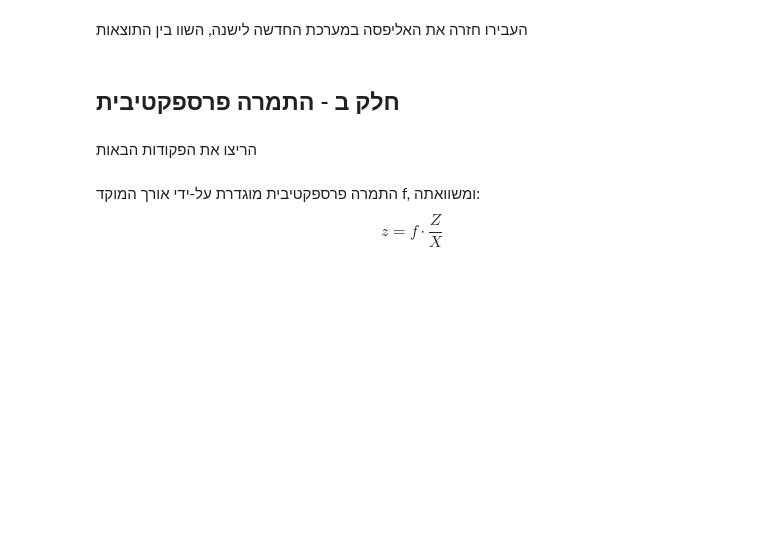
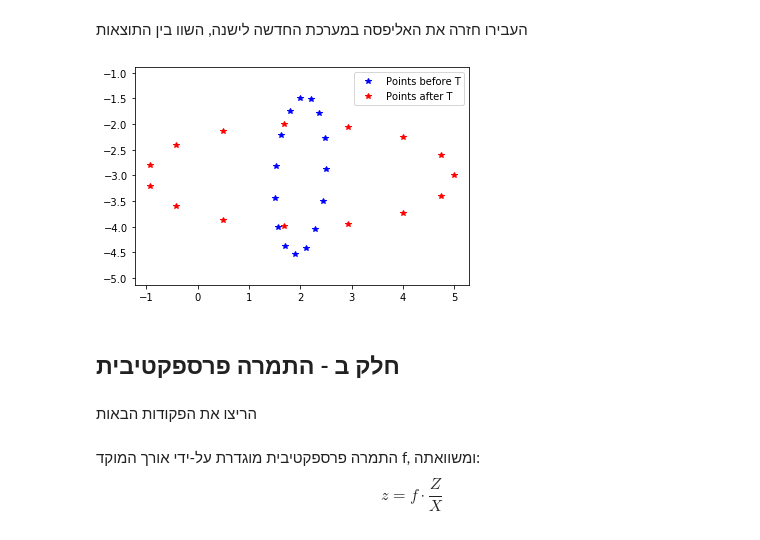
Before and after one commit to WOKNz/Photogrametry-LAB2, a Jupyter notebook: Lab 2-ObjectOriented_PerspectiveTransformation.ipynb, the cells around one changed output. Drawn from its saved outputs; the diff is of its cells as text; code cells hidden in the pictures; blank space fills up the shorter version.

```diff
--- a/Lab 2-ObjectOriented_PerspectiveTransformation.ipynb
+++ b/Lab 2-ObjectOriented_PerspectiveTransformation.ipynb
@@ -464,5 +525,19 @@ a=3 , b=1
 # %% [markdown]
 העבירו חזרה את האליפסה במערכת החדשה לישנה, השוו בין התוצאות
+# %%
+plt.plot(t_points[0,:],t_points[1,:],'b*', label='Points before T')
+angle = np.radians(90)
+scale = np.array([[0.5,0],[0,0.5]])
+shear = [[1,0],[np.tan(np.radians(30)), 1]]
+t_points2 = elip1.afine(t_points, 0, [-2, 3], np.array([[1,0],[0,1]]), np.array([[1,0],[0,1]])) # First we move to (0,0)
+t_points2 = elip1.invAfine(t_points2, angle, [0, 0], scale, shear) # Transformation
+t_points2 = elip1.afine(t_points2, 0, [2, -3], np.array([[1,0],[0,1]]), np.array([[1,0],[0,1]])) # We move to (2,-3)
+plt.plot(t_points2[0,:],t_points2[1,:],'*r', label='Points after T')
+plt.axis('equal')
+plt.legend(loc='upper right')
+plt.show()
+# %% [output]
+[figure, added]
 # %% [markdown]
 ## חלק ב - התמרה פרספקטיבית
 # %% [markdown]
```
Also changed, not shown: parts of 12 cells of this notebook.
